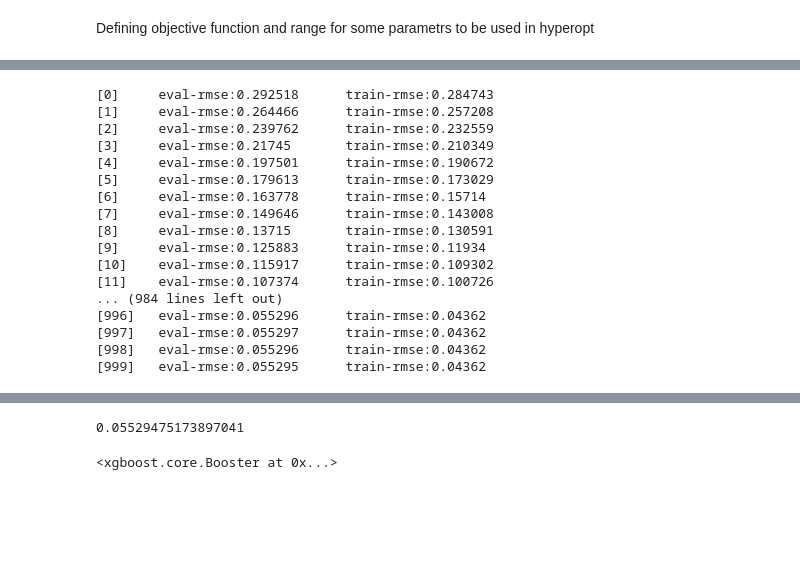
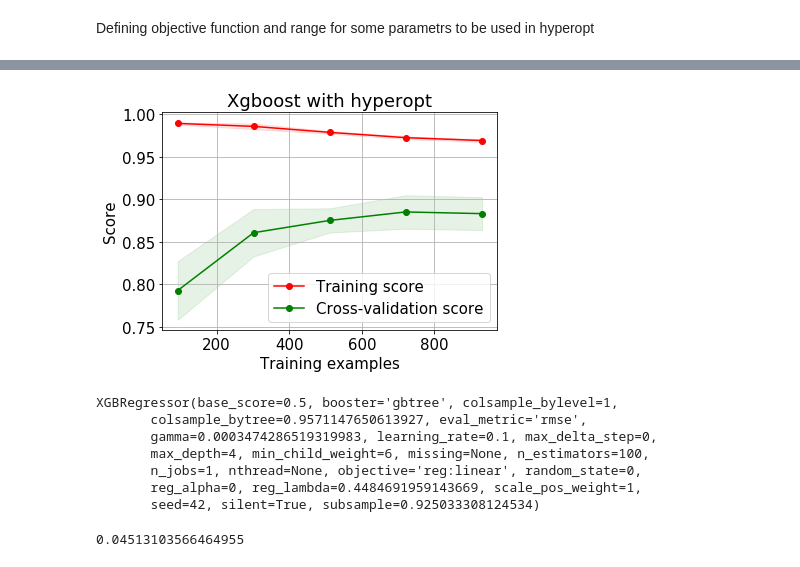
Before and after one commit to freefeynman123/kaggle_competitions, a Jupyter notebook: house_prices/xgboost_hyperopt.ipynb, the cells around one changed output, grey strips where cells are left out. Drawn from its saved outputs; the diff is of its cells as text; code cells hidden in the pictures; blank space fills up the shorter version.

```diff
--- a/house_prices/xgboost_hyperopt.ipynb
+++ b/house_prices/xgboost_hyperopt.ipynb
@@ -424,30 +434,28 @@ SCORE: 0.053709088529225305
+# %%
+# The trials database now contains 100 entries, it can be saved/reloaded with pickle or another method
+pickle.dump(trials, open("trials.pickle", "wb"))
+trials = pickle.load(open("trials.pickle", "rb"))
+
+# Perform an additional 100 evaluations
+# Note that max_evals is set to 200 because 100 entries already exist in the database
+best = fmin(objective,
+    space=space,
+    algo=tpe.suggest,
+    trials=trials,
+    max_evals=200)
 # %%
 param = {'objective': 'reg:linear', 'eval_metric': 'rmse', 'base_score' : 0.5, 'booster' : 'gbtree',
-         'colsample_bylevel' : 1, 'colsample_bytree':1, 'learning_rate':0.1, 'max_delta_step':0,
-         'min_child_weight':best['x_colsample_bytree'], 'missing':None, 'n_estimators':100,
+         'colsample_bylevel' : 1, 'learning_rate':0.1, 'max_delta_step':0,
+         'missing':None, 'n_estimators':100,
        'n_jobs':1, 'random_state':0,
        'reg_alpha':0, 'scale_pos_weight':1,
        'silent':True, 'subsample':1, 'seed':42, 'max_depth':int(best['x_max_depth']), 'gamma':best['x_gamma'],
-        'reg_lambda':best['x_reg_lambda'],'subsample':best['x_subsample']}
+        'reg_lambda':best['x_reg_lambda'],'subsample':best['x_subsample'],
+         'colsample_bytree':best['x_colsample_bytree'], 'min_child_weight':int(best['x_min_child'])}
 evallist = [(ddev, 'eval'), (dtrain, 'train')]
 num_round=1000
-# %%
-bst_hp = xgb.train(param, dtrain, num_round, evallist)
-# %% [output]
-[0]     eval-rmse:0.292518      train-rmse:0.284743
-[1]     eval-rmse:0.264466      train-rmse:0.257208
-[2]     eval-rmse:0.239762      train-rmse:0.232559
-[3]     eval-rmse:0.21745       train-rmse:0.210349
-[4]     eval-rmse:0.197501      train-rmse:0.190672
-[5]     eval-rmse:0.179613      train-rmse:0.173029
-[6]     eval-rmse:0.163778      train-rmse:0.15714
-[7]     eval-rmse:0.149646      train-rmse:0.143008
-[8]     eval-rmse:0.13715       train-rmse:0.130591
-[9]     eval-rmse:0.125883      train-rmse:0.11934
-[10]    eval-rmse:0.115917      train-rmse:0.109302
-[11]    eval-rmse:0.107374      train-rmse:0.100726
-... (984 lines left out)
-[996]   eval-rmse:0.055296      train-rmse:0.04362
-[997]   eval-rmse:0.055297      train-rmse:0.04362
-[998]   eval-rmse:0.055296      train-rmse:0.04362
-[999]   eval-rmse:0.055295      train-rmse:0.04362
+# %%
+xgb_hyperopt = xgb.XGBRegressor(**param)
+# %%
+plot_learning_curve(X=train_x, y = train_y, estimator=xgb_hyperopt, cv=5, title="Xgboost with hyperopt")
+# %% [output]
@@ -454,8 +463,15 @@ bst_hp = xgb.train(param, dtrain, num_round, evallist)
+[figure, added]
+# %%
+xgb_hyperopt.fit(train_x, train_y)
+# %% [output]
+XGBRegressor(base_score=0.5, booster='gbtree', colsample_bylevel=1,
+       colsample_bytree=0.9571147650613927, eval_metric='rmse',
+       gamma=0.0003474286519319983, learning_rate=0.1, max_delta_step=0,
+       max_depth=4, min_child_weight=6, missing=None, n_estimators=100,
+       n_jobs=1, nthread=None, objective='reg:linear', random_state=0,
+       reg_alpha=0, reg_lambda=0.4484691959143669, scale_pos_weight=1,
+       seed=42, silent=True, subsample=0.925033308124534)
 # %%
-print(np.sqrt(mean_squared_error(y_pred=bst_hp.predict(ddev), y_true=dev_y)))
+print(np.sqrt(mean_squared_error(y_pred=xgb_hyperopt.predict(dev_x), y_true=dev_y)))
 # %% [output]
-0.05529475173897041
+0.04513103566464955
-# %%
-bst_hp
-# %% [output]
-<xgboost.core.Booster at 0x...>
```
Also changed, not shown: parts of 19 cells of this notebook.
